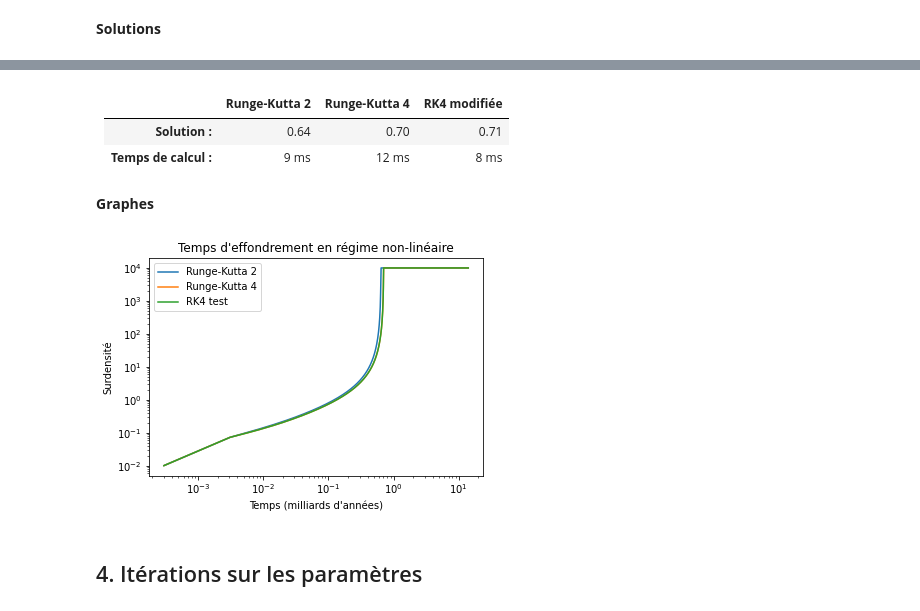
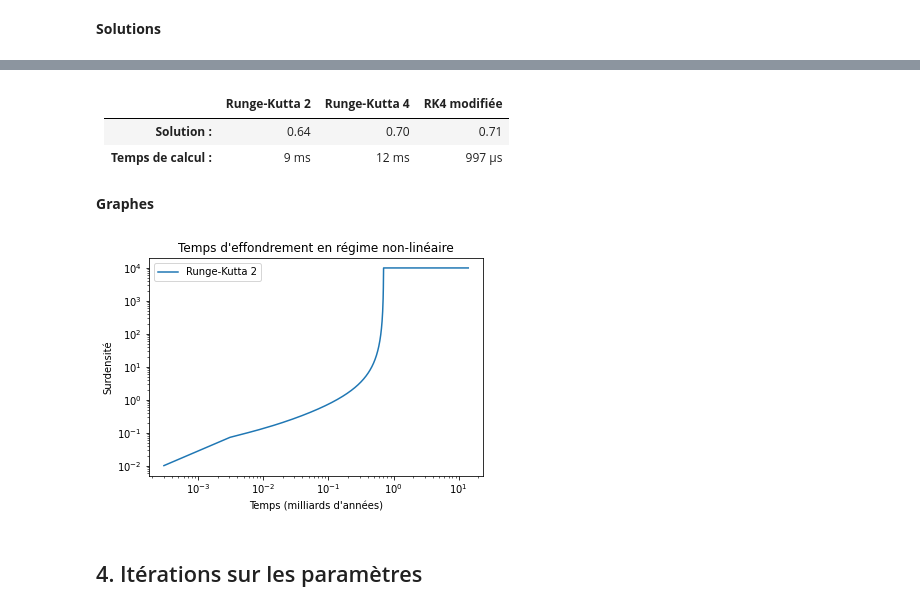
Before and after one commit to lukbrb/effspherique, a Jupyter notebook: Projet1-bis/ProjetNumerique.ipynb, the cells around one changed output, grey strips where cells are left out. Drawn from its saved outputs; the diff is of its cells as text; code cells hidden in the pictures.

Commit message:
Suppression anciennes fonctions - compil Numba

```diff
--- a/Projet1-bis/ProjetNumerique.ipynb
+++ b/Projet1-bis/ProjetNumerique.ipynb
@@ -51,8 +52,9 @@ ttab_milliard = ttab / milliard_annee # Grille de temps en miliards d'années
 # %% [markdown]
 **Constante de Hubble :**
 # %%
+@njit
 def H(t):
-    return 2 / (3 * t)
+    return float(2 / (3 * t))
 # %% [markdown]
 **Facteur d'expansion :**
 # %%
@@ -196,7 +129,8 @@ plt.show()
 # %% [markdown]
 ## 3. Solution non-linéaire
 # %%
+@jit
 def fonction_nonlin(delta_et_p, t):
-    return -2 * H(t) * delta_et_p[1] + 1.5 * (H(t) ** 2) * delta_et_p[0] * (1 + delta_et_p[0]) + (4 / 3) * (
-            (delta_et_p[1] ** 2) / (1 + delta_et_p[0]))
+    return float(-2 * H(t) * delta_et_p[1] + 1.5 * (H(t) ** 2) * delta_et_p[0] * (1 + delta_et_p[0]) + (4 / 3) * (
+            (delta_et_p[1] ** 2) / (1 + delta_et_p[0])))
 # %% [markdown]
@@ -264,4 +138,5 @@ def rk4(delta_i, delta_eff):
 # %%
+@njit
 def rk4_modif(delta_i, delta_eff, pas_temps=dt):
 
     delta_p = np.zeros((len(ttab), 2))
@@ -275,10 +150,10 @@ def rk4_modif(delta_i, delta_eff, pas_temps=dt):
 
     while t < t_final and (delta_p[n - 1, 0] and delta_p[n - 1, 1]) < delta_eff:
 
-        k1 = fonction_nonlin([delta_p[n - 1, 0], delta_p[n - 1, 1]], t)
-        k2 = fonction_nonlin([delta_p[n - 1, 0], delta_p[n - 1, 1] + (dt * k1) / 2], t + dt / 2)
-        k3 = fonction_nonlin([delta_p[n - 1, 0], delta_p[n - 1, 1] + (dt * k2) / 2], t + dt / 2)
-        k4 = fonction_nonlin([delta_p[n - 1, 0], delta_p[n - 1, 1] + (dt * k3) / 2], t + dt)
+        k1 = float(fonction_nonlin([delta_p[n - 1, 0], delta_p[n - 1, 1]], t))
+        k2 = float(fonction_nonlin([delta_p[n - 1, 0], delta_p[n - 1, 1] + (dt * k1) / 2], t + dt / 2))
+        k3 = float(fonction_nonlin([delta_p[n - 1, 0], delta_p[n - 1, 1] + (dt * k2) / 2], t + dt / 2))
+        k4 = float(fonction_nonlin([delta_p[n - 1, 0], delta_p[n - 1, 1] + (dt * k3) / 2], t + dt))
 
         delta_p[n, 1] = delta_p[n - 1, 1] + (dt / 6) * (k1 + 2 * k2 + 2 * k3 + k4)
         delta_p[n, 0] = delta_p[n - 1, 0] + delta_p[n - 1, 1] * dt
@@ -315,22 +178,20 @@ Wall time: 26.5 ms
 |                       | **Runge-Kutta 2** | **Runge-Kutta 4** |  **RK4 modifiée**           |
 |-----------------------|-------------------|-------------------|-----------------------------|
 | **Solution :**        |      0.64         |  0.70             |  0.71                       |
-| **Temps de calcul :** |    9 ms           |      12 ms        |         8 ms                |
+| **Temps de calcul :** |    9 ms           |      12 ms        |         997 µs              |
 # %% [markdown]
 **Graphes**
 # %%
 plt.title("Temps d'effondrement en régime non-linéaire")
-plt.plot(ttab_milliard, nl_rk2[:, 0], label='Runge-Kutta 2')
-plt.plot(ttab_milliard, nl_rk4[:, 0], label='Runge-Kutta 4')
-plt.plot(ttab_milliard, nl_rk4_test[:, 0], label='RK4 test')
+plt.plot(ttab_milliard, nl_rk4_test[:, 0], label='Runge-Kutta 2')
 plt.xlabel("Temps (milliards d'années)")
 plt.ylabel('Surdensité')
 plt.xscale('log')
 plt.yscale('log')
 plt.legend()
 plt.show()
 # %% [output]
-[figure, old version]
+[figure, new version]
 # %% [markdown]
 ## 4. Itérations sur les paramètres
 # %% [markdown]
```
Also changed, not shown: parts of 24 cells of this notebook.
